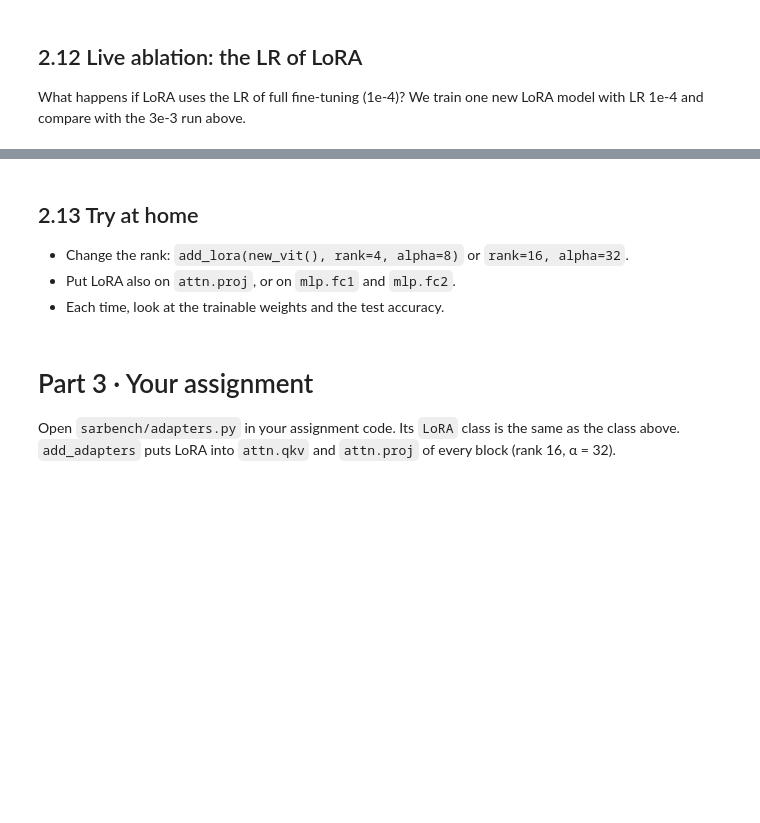
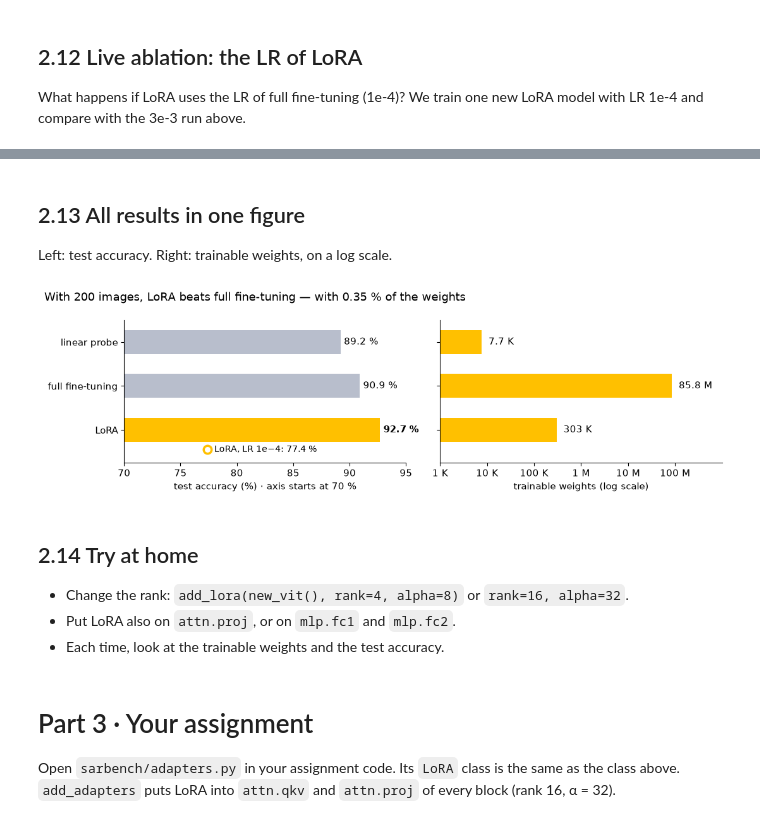
Before and after one commit to doem97/cs701-w10-lora-tutorial, a Jupyter notebook: W10_T1_lora_for_vit_with_outputs.ipynb, the cells around one changed output, grey strips where cells are left out. Cells and saved outputs as stored; diff of their text form; code cells hidden in the pictures; blank space fills up the shorter version.

```diff
--- a/W10_T1_lora_for_vit_with_outputs.ipynb
+++ b/W10_T1_lora_for_vit_with_outputs.ipynb
@@ -401,5 +412,40 @@ LoRA, LR 1e-4: 73.7% | LoRA, LR 3e-3: 92.3%
+# %% [markdown]
+## 2.13 All results in one figure
+
+Left: test accuracy. Right: trainable weights, on a log scale.
+# %%
+def short(n):  # 7,690 -> 7.7 K, 302,602 -> 303 K, 85,806,346 -> 85.8 M
+    return f"{n / 1e6:.1f} M" if n >= 1e6 else f"{n / 1e3:.1f} K" if n < 1e4 else f"{n / 1e3:.0f} K"
+
+
+names = ["linear probe", "full fine-tuning", "LoRA"]
+acc = [100 * results[k]["accuracy"] for k in names]
+slow = 100 * lora_slow_hist["accuracy"]
+lo = min(70, 5 * int((slow - 3) // 5))  # the accuracy axis starts here
+fig, (ax1, ax2) = plt.subplots(1, 2, figsize=(11, 3.4), sharey=True)
+ax1.barh(names, [a - lo for a in acc], left=lo, height=0.55, color=[GREY, GREY, AMBER])
+for i, a in enumerate(acc):
+    ax1.text(a + 0.3, i, f"{a:.1f} %", va="center", fontweight="bold" if names[i] == "LoRA" else "normal")
+ax1.plot(slow, 2.45, "o", ms=9, mfc="white", mec=AMBER, mew=2.5)
+ax1.text(slow + 0.6, 2.45, f"LoRA, LR 1e−4: {slow:.1f} %", va="center", fontsize=10)
+ax1.set(xlim=(lo, 95), ylim=(2.75, -0.5), xlabel=f"test accuracy (%) · axis starts at {lo} %")
+ax2.barh(names, [results[k]["trainable"] for k in names], height=0.55, color=AMBER)
+ax2.set(xscale="log", xlim=(1e3, 1e9), xlabel="trainable weights (log scale)")
+ax2.set_xticks([1e3, 1e4, 1e5, 1e6, 1e7, 1e8], ["1 K", "10 K", "100 K", "1 M", "10 M", "100 M"], minor=False)
+ax2.xaxis.set_minor_locator(plt.NullLocator())
+for i, k in enumerate(names):
+    ax2.text(results[k]["trainable"] * 1.4, i, short(results[k]["trainable"]), va="center")
+lora, fft = results["LoRA"], results["full fine-tuning"]
+share = f"{100 * lora['trainable'] / N_VIT:.2f} %"
+title = (f"With {len(train_set)} images, LoRA beats full fine-tuning — with {share} of the weights"
+         if lora["accuracy"] > fft["accuracy"] else f"Test accuracy and trainable weights · {len(train_set)} training images")
+fig.suptitle(title, fontsize=13, x=0.01, ha="left")
+plt.tight_layout()
+plt.show()
+# %% [output]
+[figure, added]
 # %% [markdown]
-## 2.13 Try at home
+## 2.14 Try at home
 
 - Change the rank: `add_lora(new_vit(), rank=4, alpha=8)` or `rank=16, alpha=32`.
 - Put LoRA also on `attn.proj`, or on `mlp.fc1` and `mlp.fc2`.
```
Also changed, not shown: parts of 16 cells of this notebook, 2 other files.
